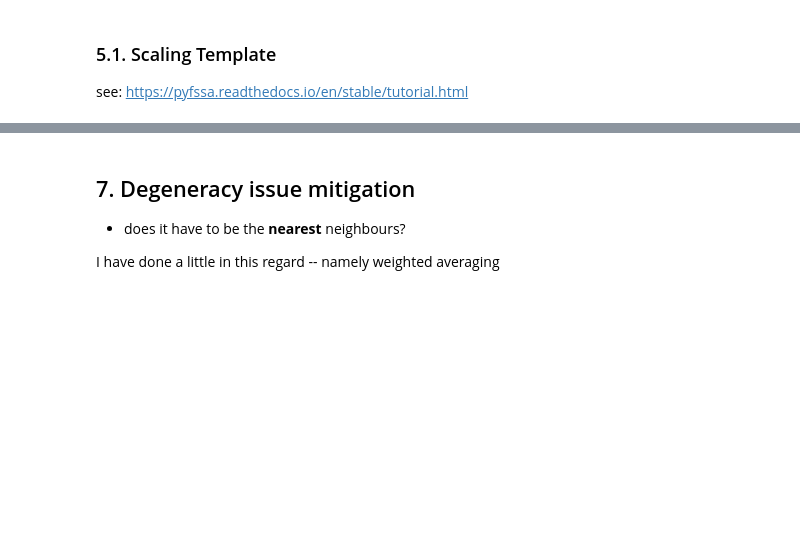
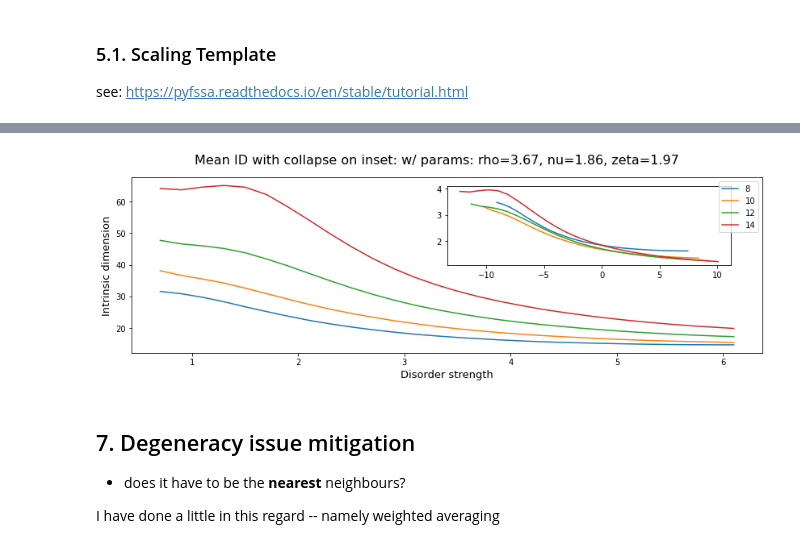
Before and after one commit to condensedAI/mbl-intrinsicdimension, a Jupyter notebook: paper/IDMBL.ipynb, the cells around one changed output, grey strips where cells are left out. Drawn from its saved outputs; the diff is of its cells as text; code cells hidden in the pictures; blank space fills up the shorter version.

```diff
--- a/paper/IDMBL.ipynb
+++ b/paper/IDMBL.ipynb
@@ -205,3 +230,9 @@ scale_collapse2(weighted_averages, ws)
+# %%
+skip_init = 3
+
+scale_collapse2(ID_mean[:,skip_init:], ws2[skip_init:], Ls)
+# %% [output]
+[figure, added]
 # %% [markdown]
 ## 7. Degeneracy issue mitigation
 * does it have to be the **nearest** neighbours?
```
Also changed, not shown: parts of 5 cells of this notebook, 1 other file.
